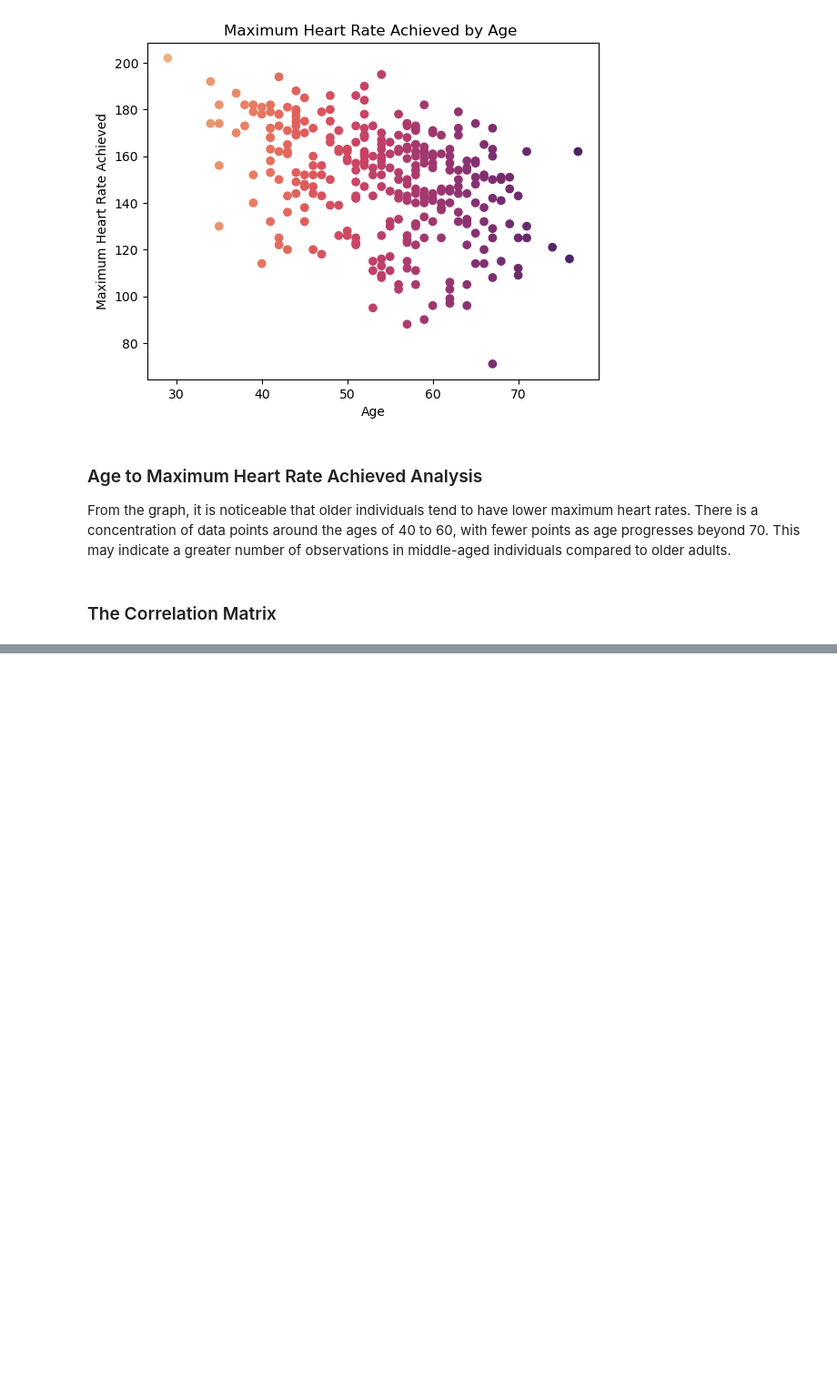
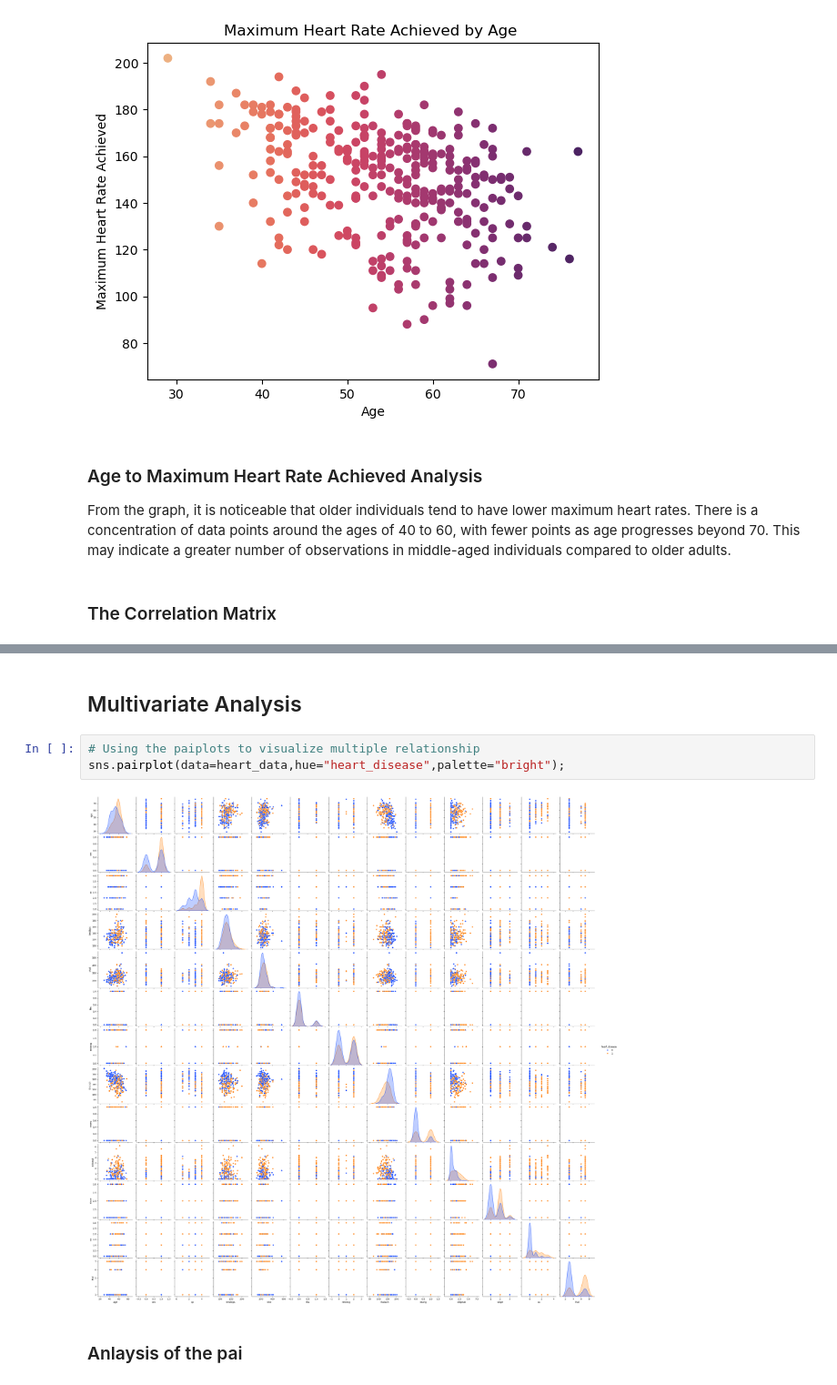
Before and after one commit to AndrewMarfo/Health-EDA, a Jupyter notebook: Health-EDA.ipynb, the cells around one changed output, grey strips where cells are left out. Shown at 91% size. Drawn from its saved outputs; the diff is of its cells as text; blank space fills up the shorter version.

Commit message:
Multivariate analysis

```diff
--- a/Health-EDA.ipynb
+++ b/Health-EDA.ipynb
@@ -365,0 +431,9 @@ Other Variables: Other metrics, such as chest pain type (cp) and slope of the pe
+# %% [markdown]
+## Multivariate Analysis
+# %%
+# Using the paiplots to visualize multiple relationship
+sns.pairplot(data=heart_data,hue="heart_disease",palette="bright");
+# %% [output]
+[figure, added]
+# %% [markdown]
+### Anlaysis of the pai
```
Also changed, not shown: parts of 17 cells of this notebook.
